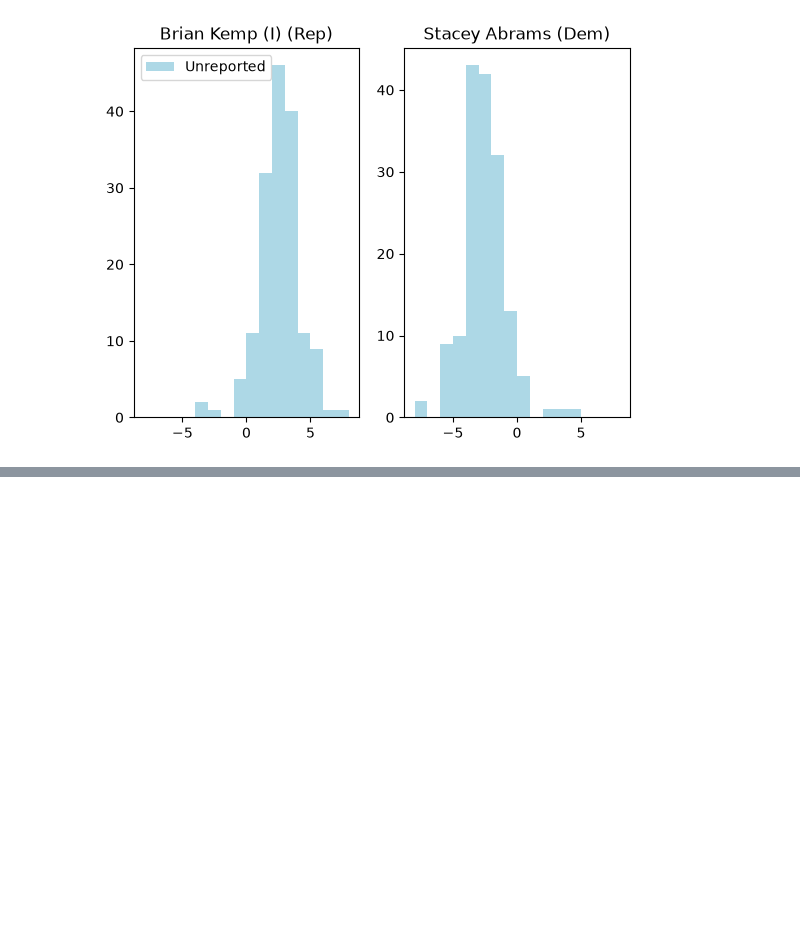
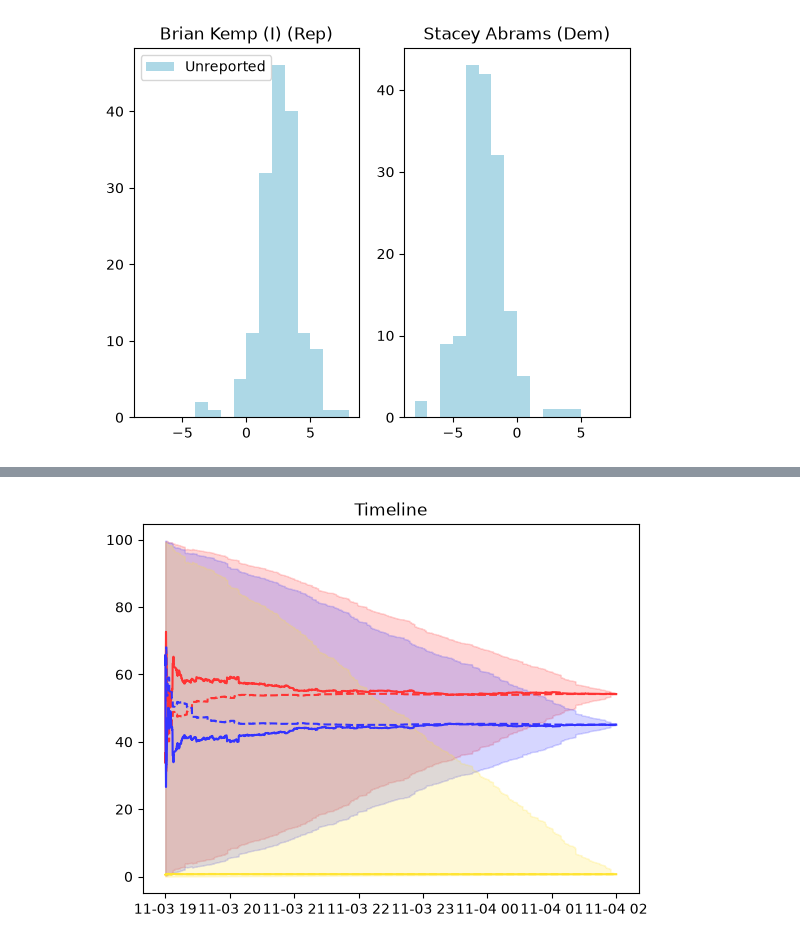
Before and after one commit to davidboers/2026electionmodels, a Jupyter notebook: statewides.ipynb, the cells around one changed output, grey strips where cells are left out. Saved outputs shown, nothing was run; the diff lists cells and outputs as text; code cells hidden in the pictures; blank space fills up the shorter version.

```diff
--- a/statewides.ipynb
+++ b/statewides.ipynb
@@ -617,0 +635,87 @@ TODO for preceeding:
+# %%
+out = pd.DataFrame(columns=pd.MultiIndex.from_product([curr_cands, ['Counted', 'Projection', 'Min. Share', 'Max. Share']]))
+
+# Dummy
+df_votes['Reported?'] = False
+start_u = pd.to_datetime('2026-11-3T19:00:00').value // 10 ** 9
+end_u = pd.to_datetime('2026-11-4T02:00:00').value // 10 ** 9
+df_votes['Timestamp'] = pd.to_datetime(np.random.randint(start_u, end_u, len(df_votes)), unit='s')
+#df_votes.loc[['Fulton', 'DeKalb'], 'Timestamp'] += pd.DateOffset(hours=3)
+
+for i,timestamp in enumerate(np.sort(df_votes['Timestamp'].unique())):
+    # Dummy
+    df_votes['Reported?'] = df_votes['Timestamp'] <= timestamp
+    results_table_at_t = display_single_results(df_votes[df_votes['Reported?']][curr_cands])
+    if i % 10 == 0:
+        df_votes_proj = project_m(df_votes, prev_cands, curr_cands, swing_map)
+        stwd_proj_at_t = total_projection(df_votes_proj)
+        # region range
+        ix = df_votes_proj.reset_index('Field').index.unique()
+        progress = pd.DataFrame([[df_votes_proj.loc[(*i, 'Projection')].sum(),
+                                df_votes_proj.loc[(*i, 'Current')].sum()]
+                                for i in ix],
+                                index=ix,
+                                columns=['Projected Votes', 'Counted'])
+        progress['Est. Remaining'] = progress['Projected Votes'] - progress['Counted']
+        # There might be some logic in displaying this bc it could be helpful, but it's also bulky
+        #progress.map(utils.format_votes)
+        votes_in_doubt = progress['Est. Remaining'].sum()
+        stwd_current_count = df_votes_proj.reset_index().groupby('Field')[curr_cands].sum().loc['Current']
+        stwd_current_count = pd.DataFrame(stwd_current_count)
+        stwd_current_count = stwd_current_count.rename(columns={'Current': 'Votes'})
+        stwd_current_count = sort_and_share(stwd_current_count)
+
+        total_projected = stwd_current_count['Votes'].sum() + votes_in_doubt
+        ranges = pd.DataFrame(stwd_current_count, columns=['Votes', 'Share'])
+        ranges['Min. Share'] = ranges['Votes'] / total_projected * 100
+        ranges['Max. Share'] = (ranges['Votes'] + votes_in_doubt) / total_projected * 100
+        # endregion
+
+    # Updated reporting
+    now_reporting = df_votes[df_votes['Reported?']].index
+
+    # Sanity check
+    prev_reported = out.index
+    should_be_none = prev_reported[~prev_reported.isin(now_reporting)]
+    if len(should_be_none) != 0:
+        print(f'The following units were previously classified as reported and are now not:')
+        for i in should_be_none:
+            print(i)
+
+    # Newly reporting
+    newly_reporting = now_reporting[~now_reporting.isin(prev_reported)]
+    if len(newly_reporting) == 0:
+        assert False
+        continue
+    newly_reporting = pd.DataFrame(index=newly_reporting, columns=out.columns)
+
+    for cand in curr_cands:
+        newly_reporting[cand, 'Counted'] = results_table_at_t.loc[cand, 'Share']
+        newly_reporting[cand, 'Projection'] = stwd_proj_at_t.loc[cand, 'Share']
+        newly_reporting[cand, 'Min. Share'] = ranges.loc[cand, 'Min. Share']
+        newly_reporting[cand, 'Max. Share'] = ranges.loc[cand, 'Max. Share']
+    newly_reporting['Timestamp'] = timestamp
+
+    out = pd.concat([out, newly_reporting])
+
+# For plot
+out_plt = out.set_index('Timestamp')
+fig, ax = plt.subplots()
+for cand in curr_cands:
+    party = cand[-4:-1]
+    color = {
+        'Rep': '#ff3333',
+        'Dem': '#3333ff',
+        'Lib': "#ffe433"
+    }[party]
+    ax.plot(out_plt[(cand, 'Counted')], color=color, linestyle='solid')
+    ax.plot(out_plt[(cand, 'Projection')], color=color, linestyle='dashed')
+    ax.fill_between(out_plt.index,
+                    np.array(out_plt[(cand, 'Min. Share')], dtype=float),
+                    np.array(out_plt[(cand, 'Max. Share')], dtype=float),
+                    alpha=0.2, color=color)
+ax.set_title('Timeline')
+plt.show()
+out_plt
+# %% [output]
+[figure, added]
```
Also changed, not shown: parts of 12 cells of this notebook, 1 other file.
